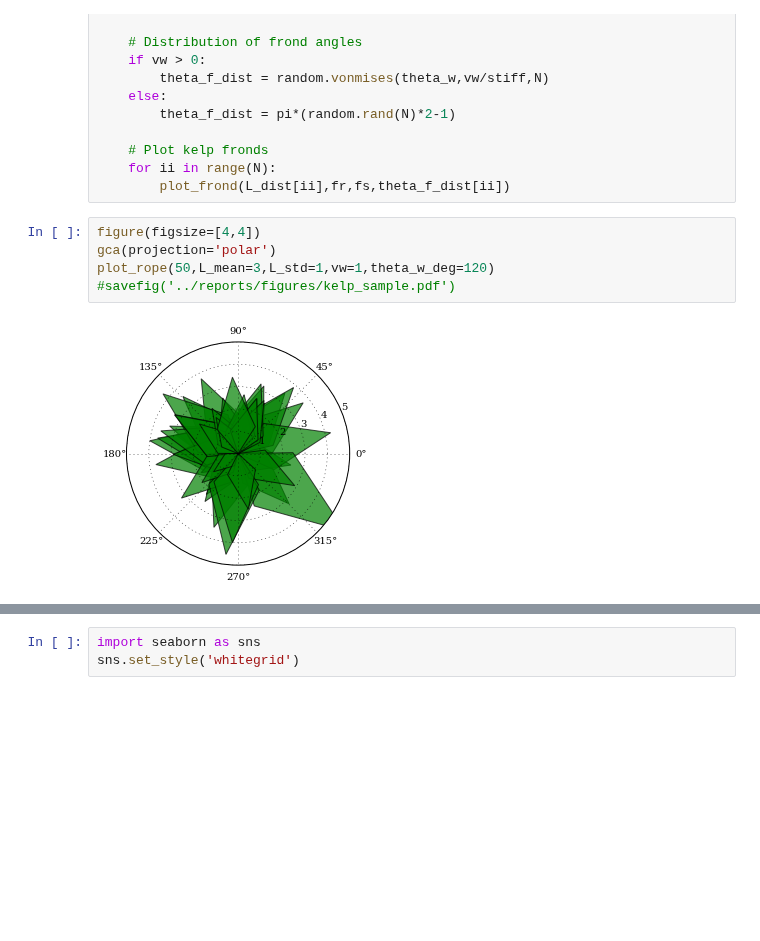
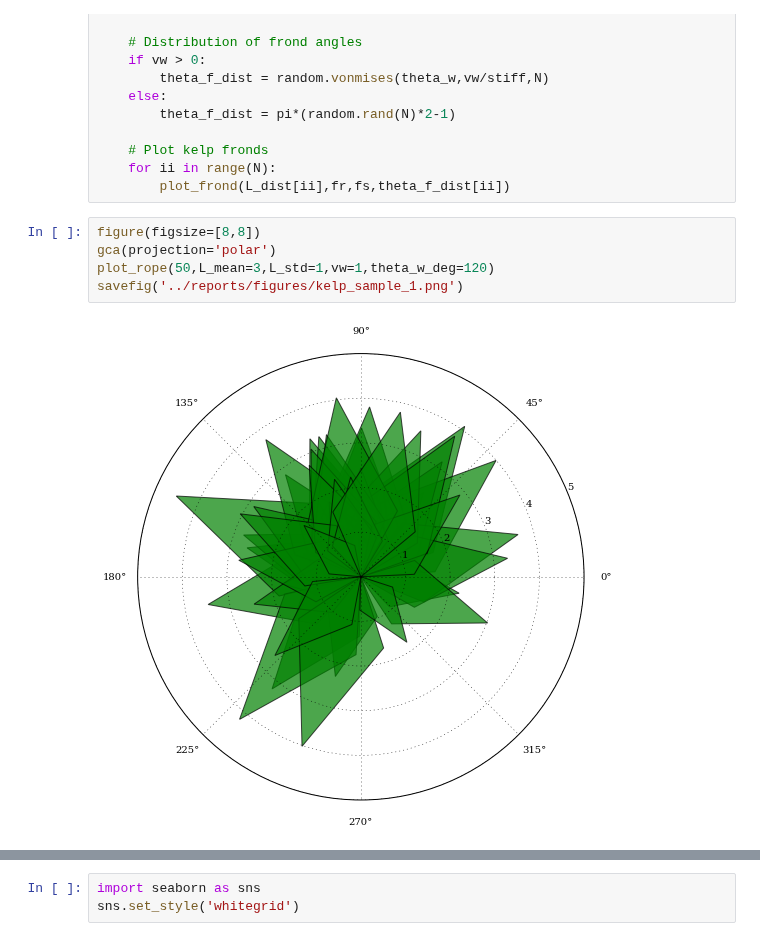
Before and after one commit to OliverEvans96/kelp, a Jupyter notebook: python/kelp_shading.ipynb, the cells around one changed output, grey strips where cells are left out. Cells and saved outputs as stored; diff of their text form; blank space fills up the shorter version.

```diff
--- a/python/kelp_shading.ipynb
+++ b/python/kelp_shading.ipynb
@@ -50,9 +50,9 @@ def plot_rope(N=3,vw=0,theta_w_deg=0,L_mean=3,L_std=1,fr=2,fs=0.5,stiff=1):
     for ii in range(N):
         plot_frond(L_dist[ii],fr,fs,theta_f_dist[ii])
 # %%
-figure(figsize=[4,4])
+figure(figsize=[8,8])
 gca(projection='polar')
 plot_rope(50,L_mean=3,L_std=1,vw=1,theta_w_deg=120)
-#savefig('../reports/figures/kelp_sample.pdf')
+savefig('../reports/figures/kelp_sample_1.png')
 # %% [output]
-[figure, old version]
+[figure, new version]
```
Also changed, not shown: parts of 1 cell of this notebook, 2 other files.
